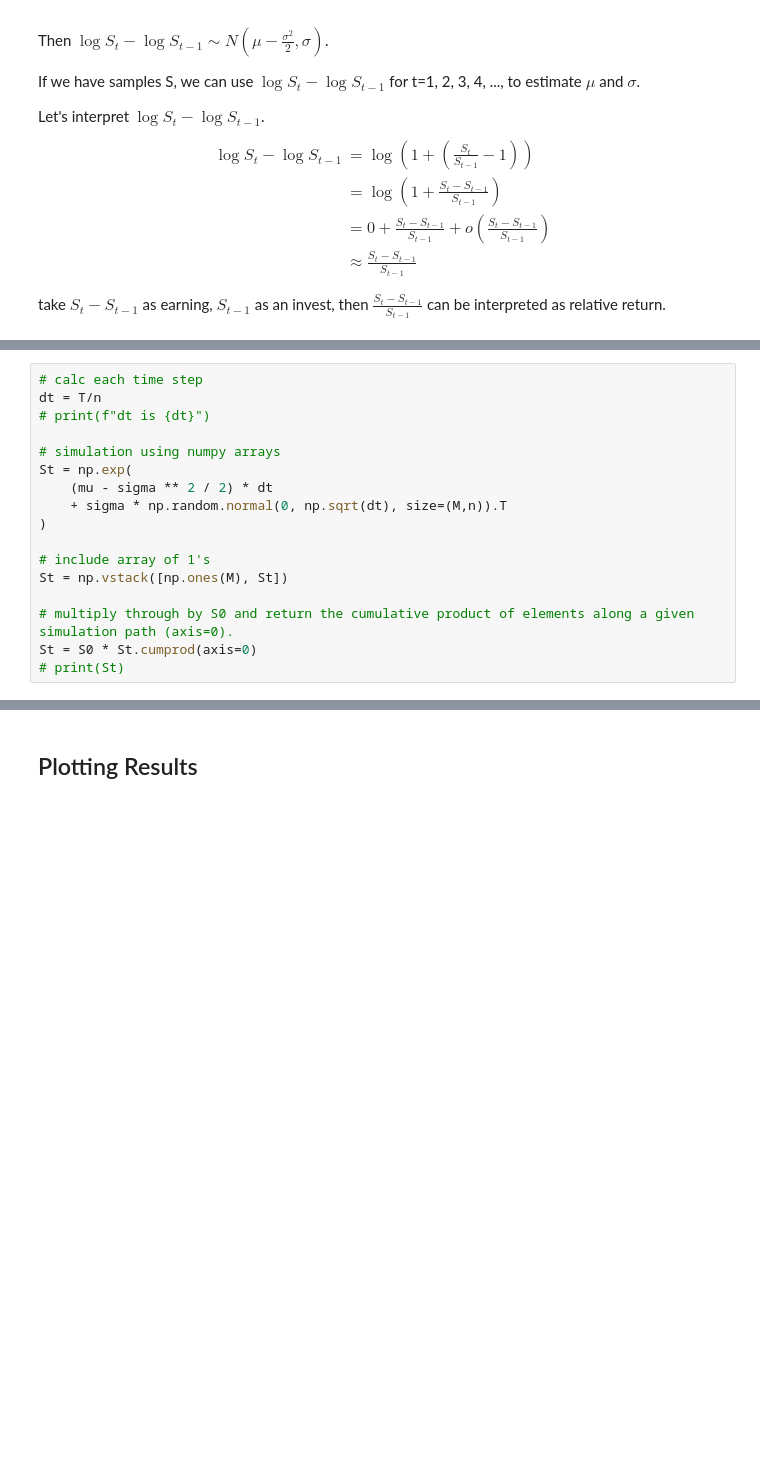
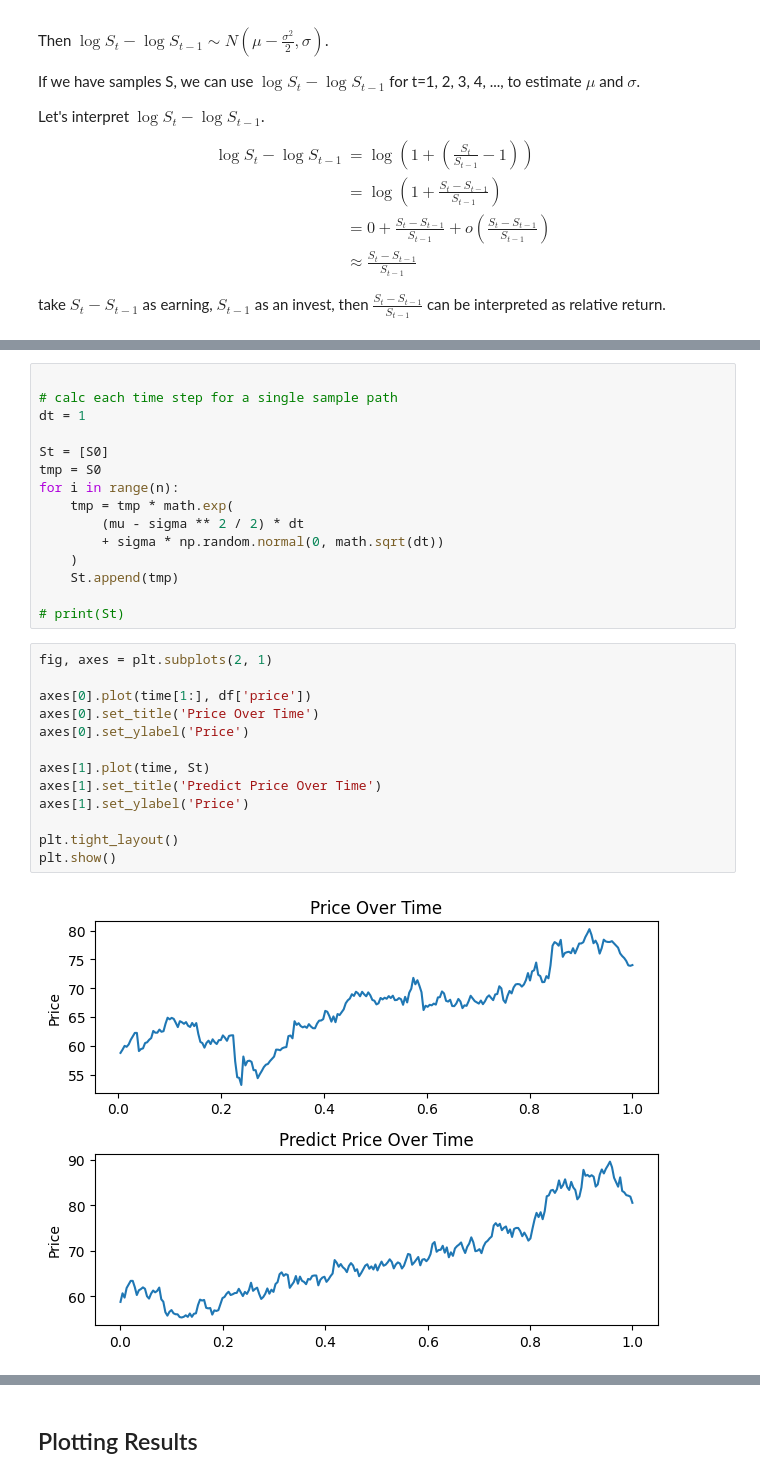
Before and after one commit to liwenw-source/stochastic-process, a Jupyter notebook: brownian_motion_share_price_modelling/brownian_motion_share_price_modelling.ipynb, the cells around one changed output, grey strips where cells are left out. Drawn from its saved outputs; the diff is of its cells as text; blank space fills up the shorter version.

```diff
--- a/brownian_motion_share_price_modelling/brownian_motion_share_price_modelling.ipynb
+++ b/brownian_motion_share_price_modelling/brownian_motion_share_price_modelling.ipynb
@@ -97,20 +139,33 @@ sigma = 0.003
 # %%
-# calc each time step
-dt = T/n
-# print(f"dt is {dt}")
 
-# simulation using numpy arrays
-St = np.exp(
-    (mu - sigma ** 2 / 2) * dt
-    + sigma * np.random.normal(0, np.sqrt(dt), size=(M,n)).T
-)
+# calc each time step for a single sample path
+dt = 1
 
-# include array of 1's
-St = np.vstack([np.ones(M), St])
+St = [S0]
+tmp = S0
+for i in range(n):
+    tmp = tmp * math.exp(
+        (mu - sigma ** 2 / 2) * dt
+        + sigma * np.random.normal(0, math.sqrt(dt))
+    )
+    St.append(tmp)
 
-# multiply through by S0 and return the cumulative product of elements along a given simulation path (axis=0).
-St = S0 * St.cumprod(axis=0)
 # print(St)
+# %%
+fig, axes = plt.subplots(2, 1)
+
+axes[0].plot(time[1:], df['price'])
+axes[0].set_title('Price Over Time')
+axes[0].set_ylabel('Price')
+
+axes[1].plot(time, St)
+axes[1].set_title('Predict Price Over Time')
+axes[1].set_ylabel('Price')
+
+plt.tight_layout()
+plt.show()
+# %% [output]
+[figure, added]
 # %%
 # Define time interval correctly
 time = np.linspace(0,T,n+1)
```
Also changed, not shown: parts of 11 cells of this notebook.
